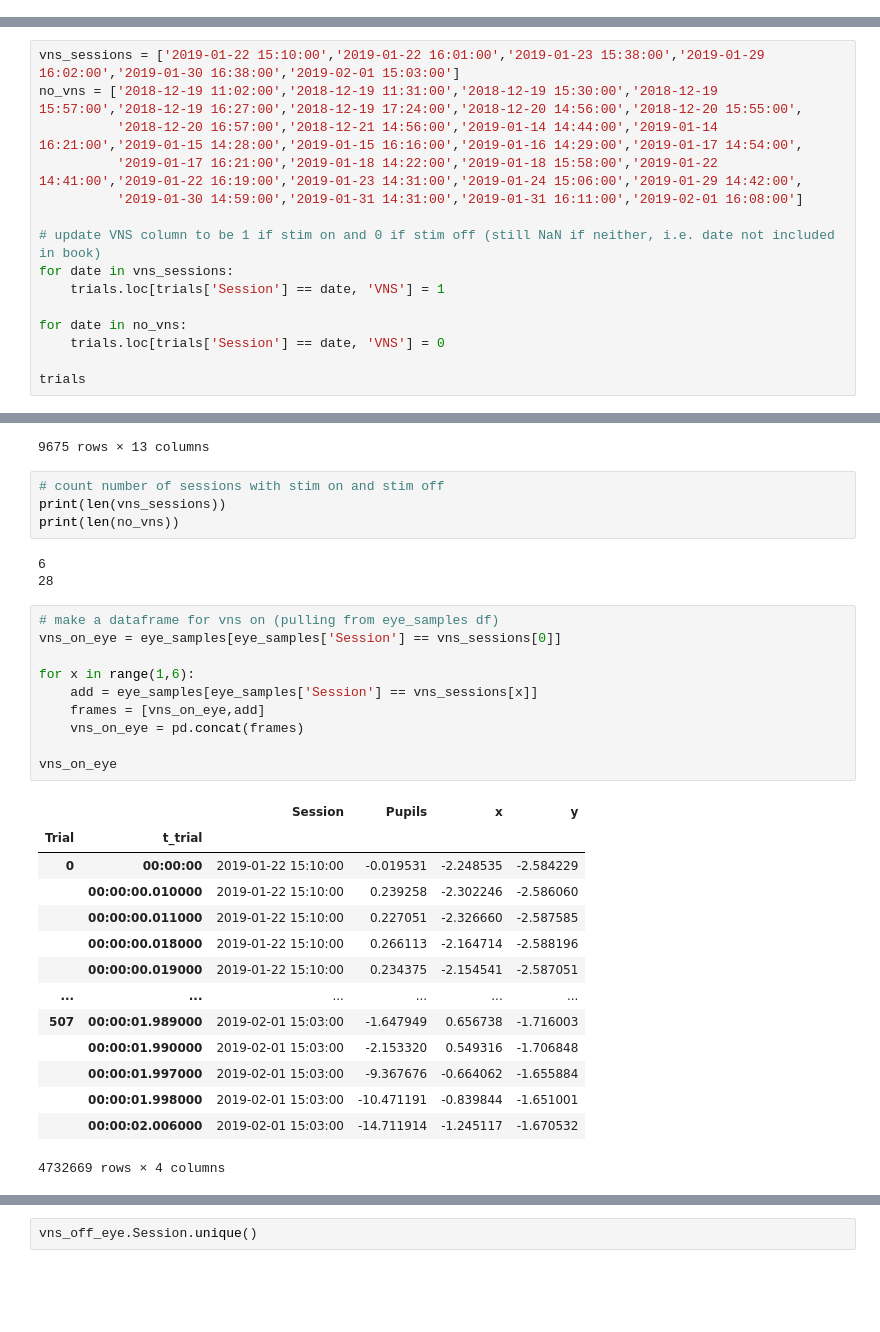
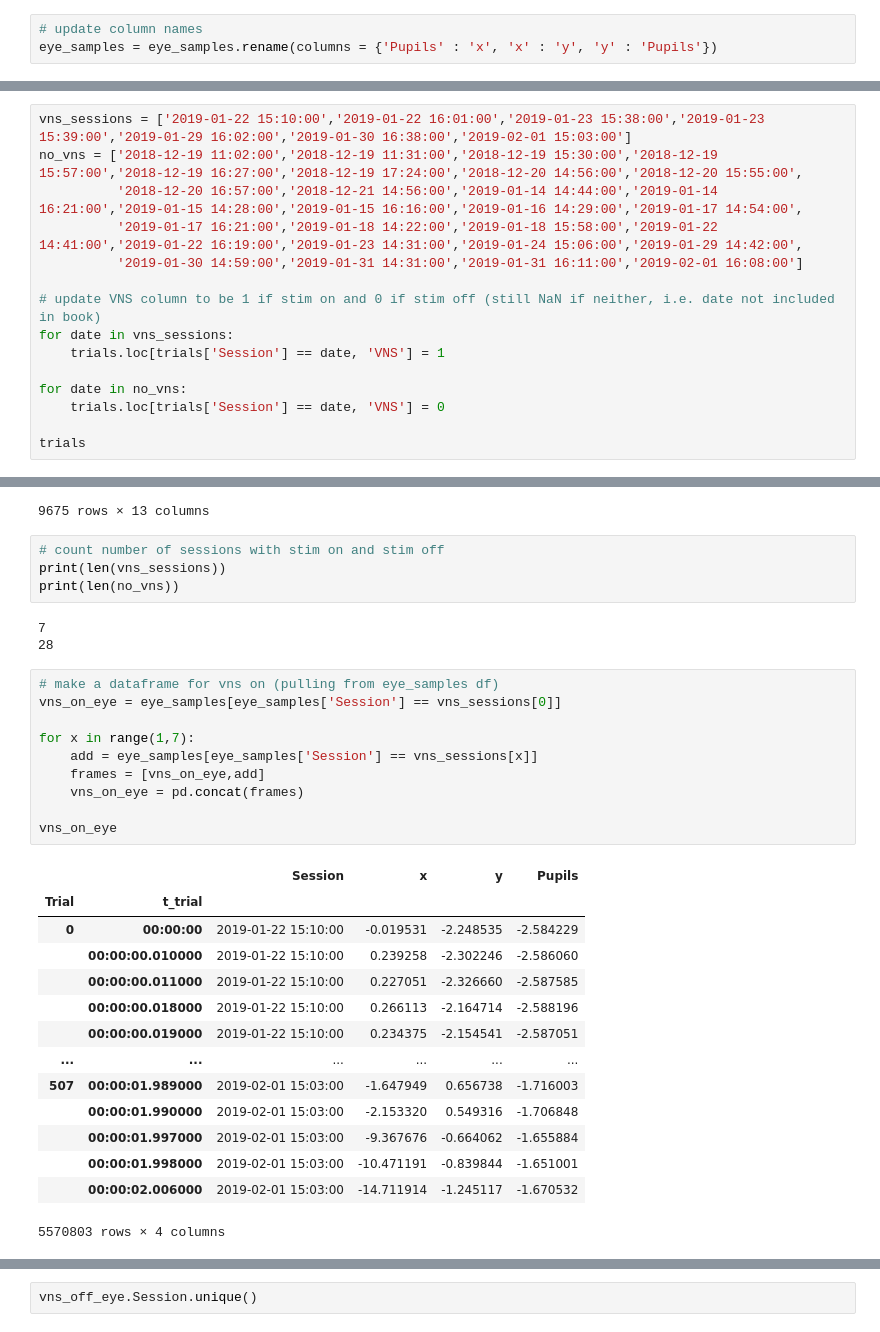
Before and after one commit to schlich/vns, a Jupyter notebook: data_exploration.ipynb, the cells around one changed output, grey strips where cells are left out. Drawn from its saved outputs; the diff is of its cells as text; blank space fills up the shorter version.

```diff
--- a/data_exploration.ipynb
+++ b/data_exploration.ipynb
@@ -19,6 +19,9 @@ eye_samples = pd.read_hdf('C:/Users/karam/Documents/GitHub/1-normalized-DS.hdf',
 # change session from an index to a column
 trials = trials.reset_index(level = 'Session')
 eye_samples = eye_samples.reset_index(level = 'Session')
+# %%
+# update column names
+eye_samples = eye_samples.rename(columns = {'Pupils' : 'x', 'x' : 'y', 'y' : 'Pupils'})
 # %%
 trials.Session.unique() # verify what sessions are all included
 # %% [output]
@@ -60,7 +63,7 @@ trials
 | 493 | 2019-01-31 16:11:00 | 1 | 6302 | 1 | 10 | 0 | 2.012973 | ... |
 18684 rows × 13 columns
 # %%
-vns_sessions = ['2019-01-22 15:10:00','2019-01-22 16:01:00','2019-01-23 15:38:00','2019-01-29 16:02:00','2019-01-30 16:38:00','2019-02-01 15:03:00']
+vns_sessions = ['2019-01-22 15:10:00','2019-01-22 16:01:00','2019-01-23 15:38:00','2019-01-23 15:39:00','2019-01-29 16:02:00','2019-01-30 16:38:00','2019-02-01 15:03:00']
 no_vns = ['2018-12-19 11:02:00','2018-12-19 11:31:00','2018-12-19 15:30:00','2018-12-19 15:57:00','2018-12-19 16:27:00','2018-12-19 17:24:00','2018-12-20 14:56:00','2018-12-20 15:55:00',
           '2018-12-20 16:57:00','2018-12-21 14:56:00','2019-01-14 14:44:00','2019-01-14 16:21:00','2019-01-15 14:28:00','2019-01-15 16:16:00','2019-01-16 14:29:00','2019-01-17 14:54:00',
           '2019-01-17 16:21:00','2019-01-18 14:22:00','2019-01-18 15:58:00','2019-01-22 14:41:00','2019-01-22 16:19:00','2019-01-23 14:31:00','2019-01-24 15:06:00','2019-01-29 14:42:00',
@@ -154,20 +157,20 @@ vns_off
 print(len(vns_sessions))
 print(len(no_vns))
 # %% [output]
-6
+7
 28
 # %%
 # make a dataframe for vns on (pulling from eye_samples df)
 vns_on_eye = eye_samples[eye_samples['Session'] == vns_sessions[0]]
 
-for x in range(1,6):
+for x in range(1,7):
     add = eye_samples[eye_samples['Session'] == vns_sessions[x]]
     frames = [vns_on_eye,add]
     vns_on_eye = pd.concat(frames)
 
 vns_on_eye
 # %% [output]
-|  |  | Session | Pupils | x | y |
+|  |  | Session | x | y | Pupils |
 | Trial | t_trial |  |  |  |  |
 | 0 | 00:00:00 | 2019-01-22 15:10:00 | -0.019531 | -2.248535 | -2.584229 |
 |  | 00:00:00.010000 | 2019-01-22 15:10:00 | 0.239258 | -2.302246 | -2.586060 |
@@ -180,7 +183,7 @@ vns_on_eye
 |  | 00:00:01.997000 | 2019-02-01 15:03:00 | -9.367676 | -0.664062 | -1.655884 |
 |  | 00:00:01.998000 | 2019-02-01 15:03:00 | -10.471191 | -0.839844 | -1.651001 |
 |  | 00:00:02.006000 | 2019-02-01 15:03:00 | -14.711914 | -1.245117 | -1.670532 |
-4732669 rows × 4 columns
+5570803 rows × 4 columns
 # %%
 vns_on_eye.Session.unique()
 # %% [output]
```
Also changed, not shown: parts of 12 cells of this notebook.
